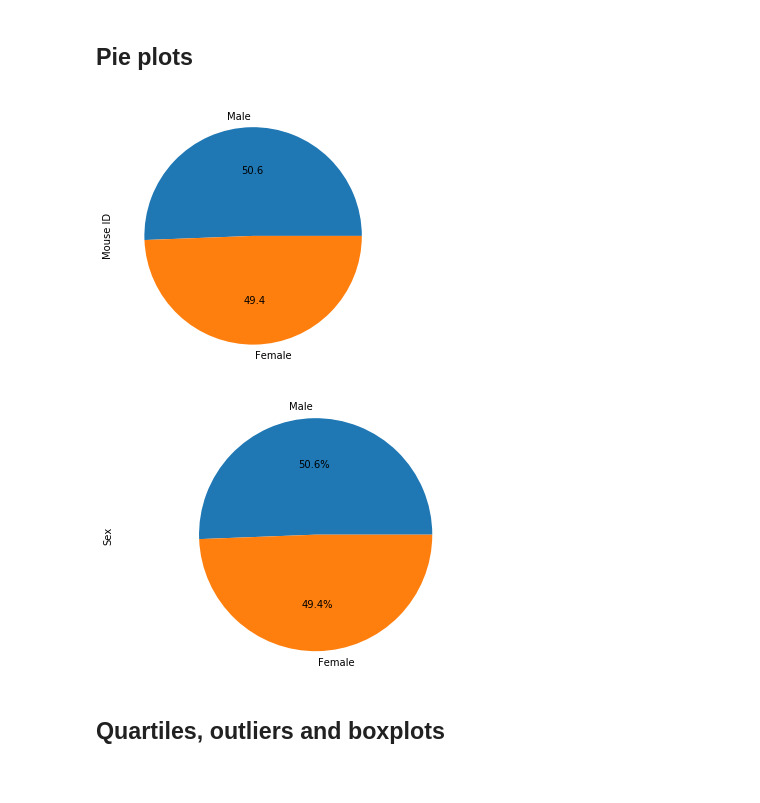
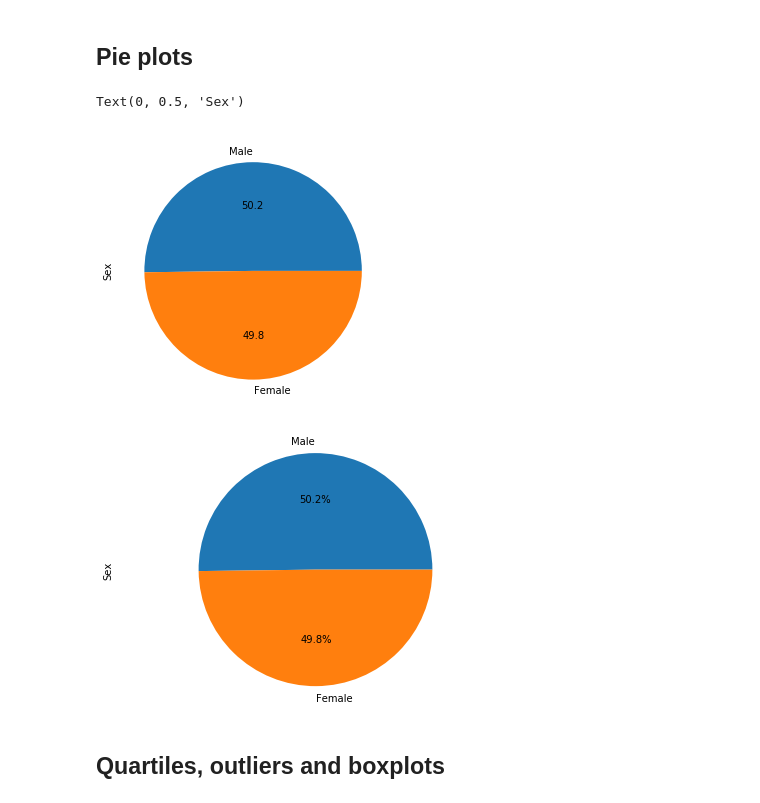
Before and after one commit to annmcnamara/matplotlib-challenge, a Jupyter notebook: Pymaceuticals/pymaceuticals_starter.ipynb, the cells around one changed output. Drawn from its saved outputs; the diff is of its cells as text; code cells hidden in the pictures.

```diff
--- a/Pymaceuticals/pymaceuticals_starter.ipynb
+++ b/Pymaceuticals/pymaceuticals_starter.ipynb
@@ -103,28 +115,31 @@ plt.show()
 # %% [markdown]
 ## Pie plots
 # %%
-# Generate a pie plot showing the distribution of female versus male mice using pandas
-mf_mice = df.groupby("Sex")
-mf = mf_mice['Mouse ID'].count().sort_values(ascending=False)
+# Generate a pie plot showing the distribution of
+# female versus male mice using pandas
+mf_mice = df.groupby(['Mouse ID', 'Sex']).size().groupby(level=1).count().sort_values(ascending = False)
 
-plot = mf.plot(kind = 'pie', y='Sex', figsize=(5, 5), autopct='%.1f')
+plot = mf_mice.plot(kind = 'pie', y='Sex', figsize=(5, 5), autopct='%.1f')
+plot.set_ylabel("Sex")
 # %% [output]
+Text(0, 0.5, 'Sex')
-[figure, old version]
+[figure, new version]
 # %%
-# Generate a pie plot showing the distribution of female versus male mice using pyplot
+# Generate a pie plot showing the distribution of female
+# versus male mice using pyplot
 def format_value(val):
     return "{:.1f}%".format(val)
 
 labels = ["Male", "Female"]
 
-plt.pie(mf, labels = labels,  autopct=format_value )
+plt.pie(mf_mice, labels = labels,  autopct=format_value )
 plt.axis('equal')
 plt.ylabel('Sex')
 
 plt.tight_layout()
 plt.show()
 # %% [output]
-[figure, old version]
+[figure, new version]
 # %% [markdown]
 ## Quartiles, outliers and boxplots
 # %%
```
Also changed, not shown: parts of 10 cells of this notebook.
